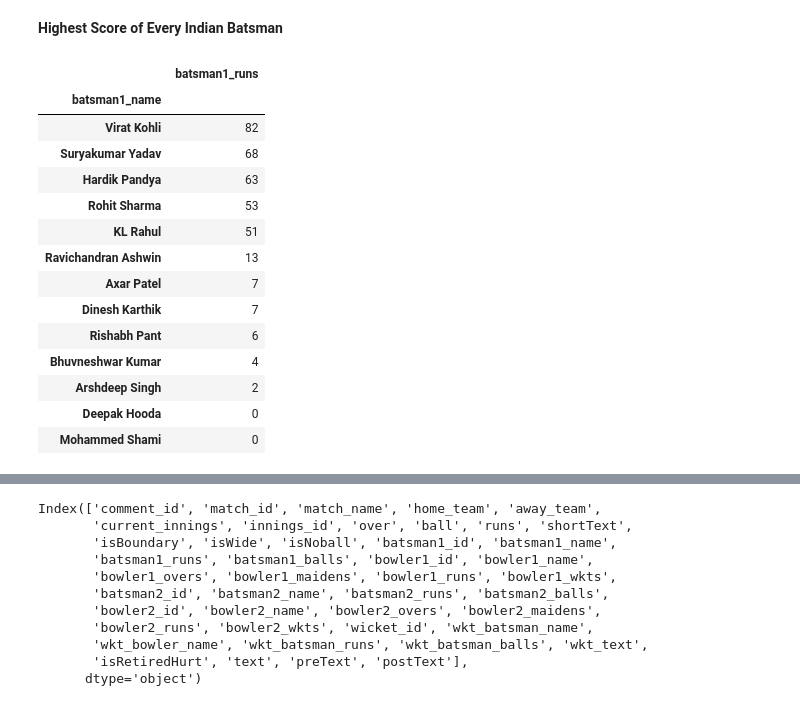
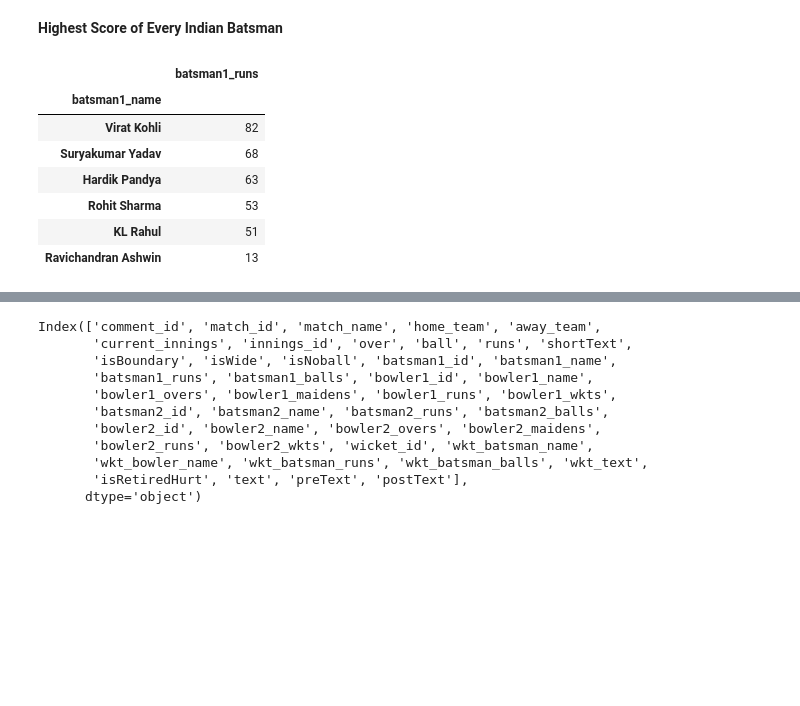
Before and after one commit to Pratikbd18/Kaggle-Notebooks, a Jupyter notebook: eda-on-team-india-s-performance.ipynb, the cells around one changed output, grey strips where cells are left out. Saved outputs shown, nothing was run; the diff lists cells and outputs as text; code cells hidden in the pictures; blank space fills up the shorter version.

Commit message:
Kaggle Notebook | EDA on Team India's Performance | Version 7

```diff
--- a/eda-on-team-india-s-performance.ipynb
+++ b/eda-on-team-india-s-performance.ipynb
@@ -65,20 +76,13 @@ array(['PAK', 'ENG', 'INDIA', 'NZ', 'ZIM', 'BAN', 'NED', 'SA', 'SL',
 # %% [markdown]
 **Highest Score of Every Indian Batsman**
 # %%
-details.loc[details['current_innings']=='INDIA',['batsman1_name','batsman1_runs']].groupby('batsman1_name').max().sort_values(by='batsman1_runs',ascending=False)
+details.loc[details['current_innings']=='INDIA',['batsman1_name','batsman1_runs']].groupby('batsman1_name').max().sort_values(by='batsman1_runs',ascending=False)[:6]
 # %% [output]
 |  | batsman1_runs |
 | batsman1_name |  |
 | Virat Kohli | 82 |
 | Suryakumar Yadav | 68 |
 | Hardik Pandya | 63 |
 | Rohit Sharma | 53 |
 | KL Rahul | 51 |
 | Ravichandran Ashwin | 13 |
-| Axar Patel | 7 |
-| Dinesh Karthik | 7 |
-| Rishabh Pant | 6 |
-| Bhuvneshwar Kumar | 4 |
-| Arshdeep Singh | 2 |
-| Deepak Hooda | 0 |
-| Mohammed Shami | 0 |
```
Also changed, not shown: parts of 13 cells of this notebook.
